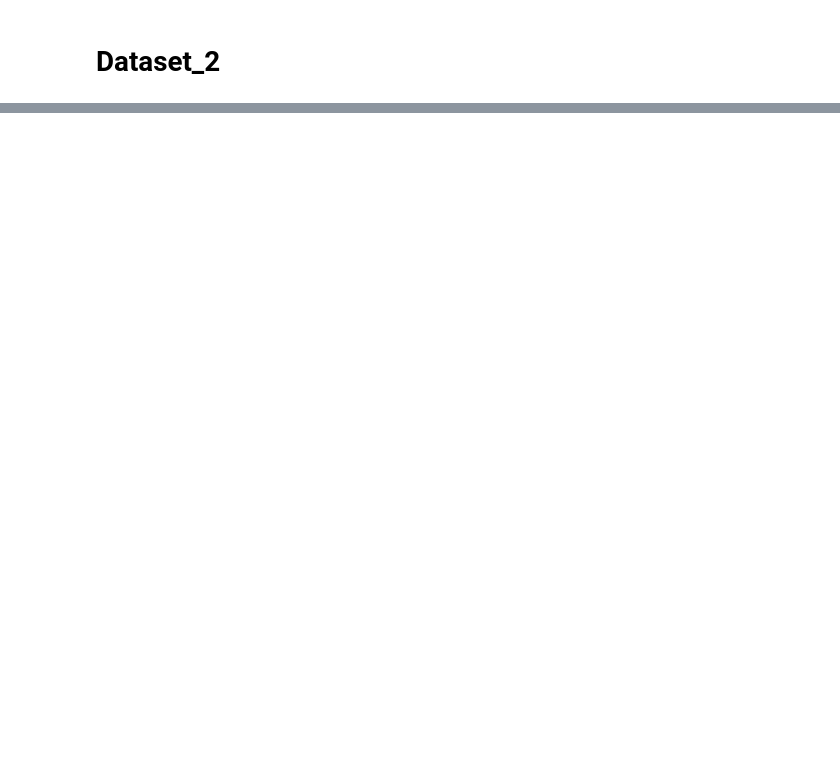
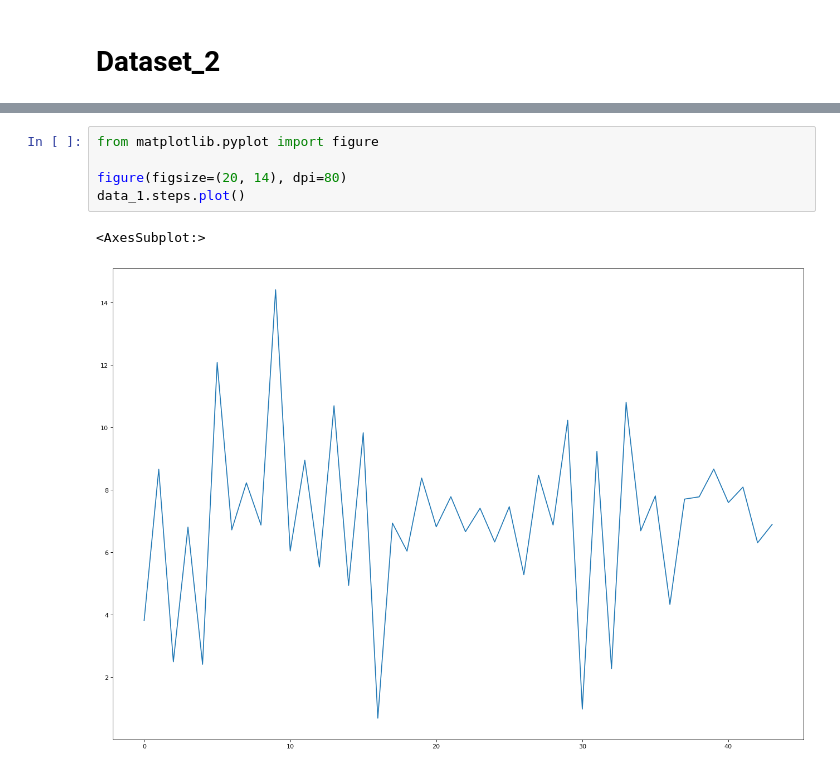
Before and after one commit to Heatdh/IterAsianAI, a Jupyter notebook: data_preprocessing_danish.ipynb, the cells around one changed output, grey strips where cells are left out. Drawn from its saved outputs; the diff is of its cells as text; blank space fills up the shorter version.

```diff
--- a/data_preprocessing_danish.ipynb
+++ b/data_preprocessing_danish.ipynb
@@ -91,0 +146,8 @@ KeyError: 'datetime'
+# %%
+from matplotlib.pyplot import figure
+
+figure(figsize=(20, 14), dpi=80)
+data_1.steps.plot()
+# %% [output]
+<AxesSubplot:>
+[figure, added]
```
Also changed, not shown: parts of 12 cells of this notebook.
